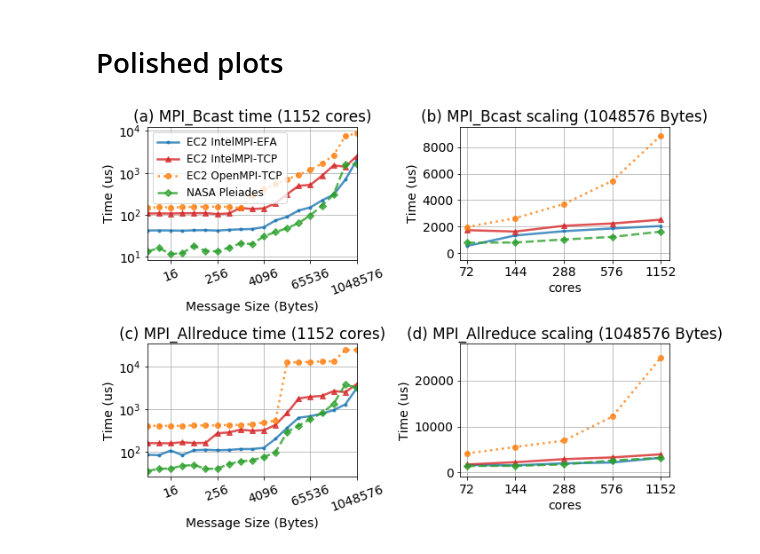
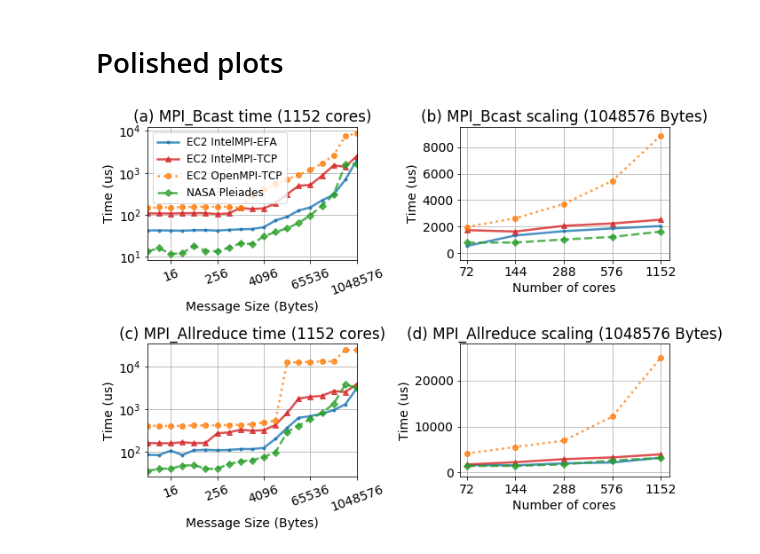
Before and after one commit to JiaweiZhuang/aws-mpi-benchmark, a Jupyter notebook: notebooks/collective_compare_pleiades.ipynb, the cells around one changed output. Saved outputs shown, nothing was run; the diff lists cells and outputs as text; code cells hidden in the pictures.

Commit message:
Use "number of cores" for x-axis title

```diff
--- a/notebooks/collective_compare_pleiades.ipynb
+++ b/notebooks/collective_compare_pleiades.ipynb
@@ -238,31 +238,34 @@ axes[0][0].legend(
     labels=['EC2 IntelMPI-EFA', 'EC2 IntelMPI-TCP', 'EC2 OpenMPI-TCP', 'NASA Pleiades'],
     fontsize=12
 )
 
 for ax in [axes[0][1], axes[1][1]]:
     ax.xaxis.set_major_formatter(ScalarFormatter())
     ax.minorticks_off()
 
     ax.set_xticks(df_cores.index.values)
     ax.set_xlim(65, 1300)
 
 axes[0][1].set_ylim(-500, 9500)
 axes[1][1].set_ylim(-1000, 28000)
 
 axes[0][0].set_title('(a) MPI_Bcast time (1152 cores)')
 axes[1][0].set_title('(c) MPI_Allreduce time (1152 cores)')
 
 axes[0][1].set_title('(b) MPI_Bcast scaling (1048576 Bytes)')
 axes[1][1].set_title('(d) MPI_Allreduce scaling (1048576 Bytes)')
 
 for ax in axes.flatten():
     ax.set_ylabel('Time (us)')
 
+for ax in [axes[0][1], axes[1][1]]:
+    ax.set_xlabel('Number of cores')
+
 for ax in axes[:, 0]:
     ax.tick_params(axis='x', labelrotation=20)  # https://stackoverflow.com/a/54353146
 
 fig.tight_layout()
 
 fig.savefig('collectives_compare.png', dpi=300)
 # %% [output]
-[figure, old version]
+[figure, new version]
```
